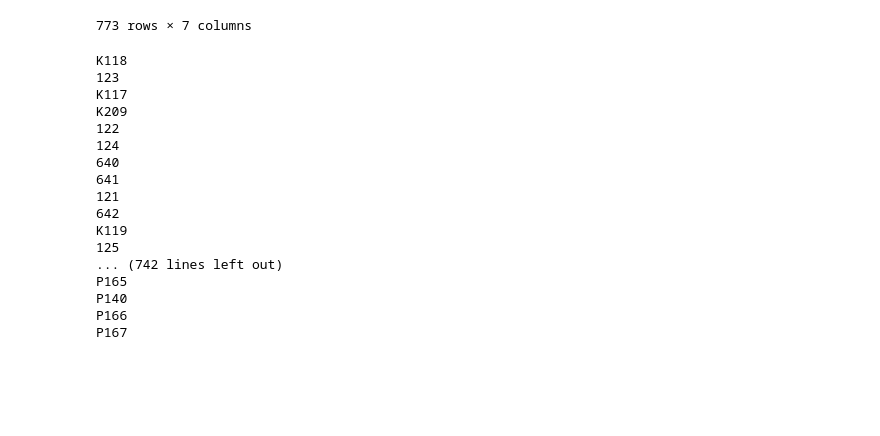
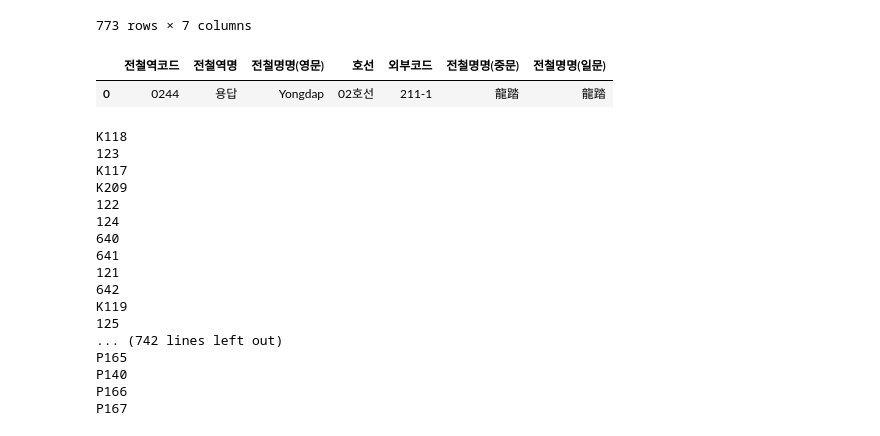
Before and after one commit to PARKYUNSU/Udemy-congestion, a Jupyter notebook: test.ipynb, the cells around one changed output. Saved outputs shown, nothing was run; the diff lists cells and outputs as text; code cells hidden in the pictures; blank space fills up the shorter version.

```diff
--- a/test.ipynb
+++ b/test.ipynb
@@ -398,6 +433,11 @@ df
 | 771 | 0202 | 을지로입구 | Euljiro 1(il)-ga | 02호선 | 202 | 乙支路入口 | 乙支路入口 |
 | 772 | 0300 | 대곡 | Daegok | 경의선 | K322 | 大谷 | 大谷 |
 773 rows × 7 columns
+# %%
+df.query('외부코드=="211-1"')
+# %% [output]
+|  | 전철역코드 | 전철역명 | 전철명명(영문) | 호선 | 외부코드 | 전철명명(중문) | 전철명명(일문) |
+| 0 | 0244 | 용답 | Yongdap | 02호선 | 211-1 | 龍踏 | 龍踏 |
 # %%
 for code in mapping:
     for i in ['P176','P177', 'P171', 'P173', 'P169' 'P170' 'P174' 'P172' 'P168' 'D7','D4','D5','D6','D8','D9']:
```
Also changed, not shown: parts of 32 cells of this notebook, 27 other files.
